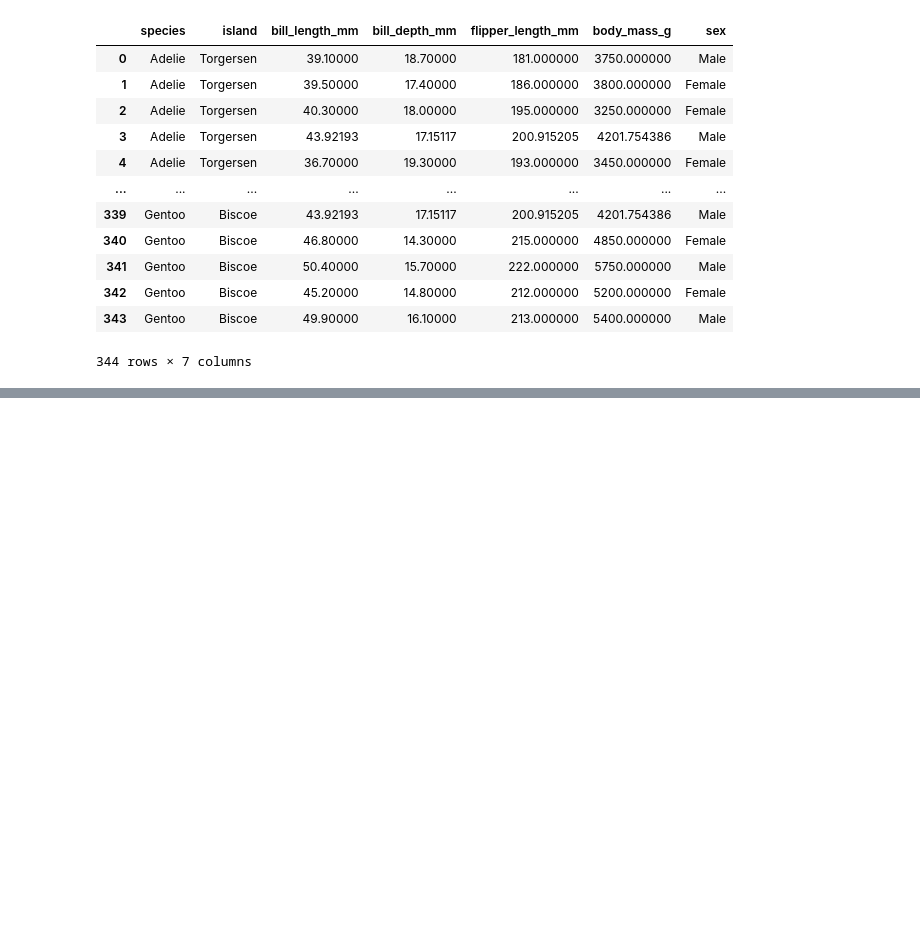
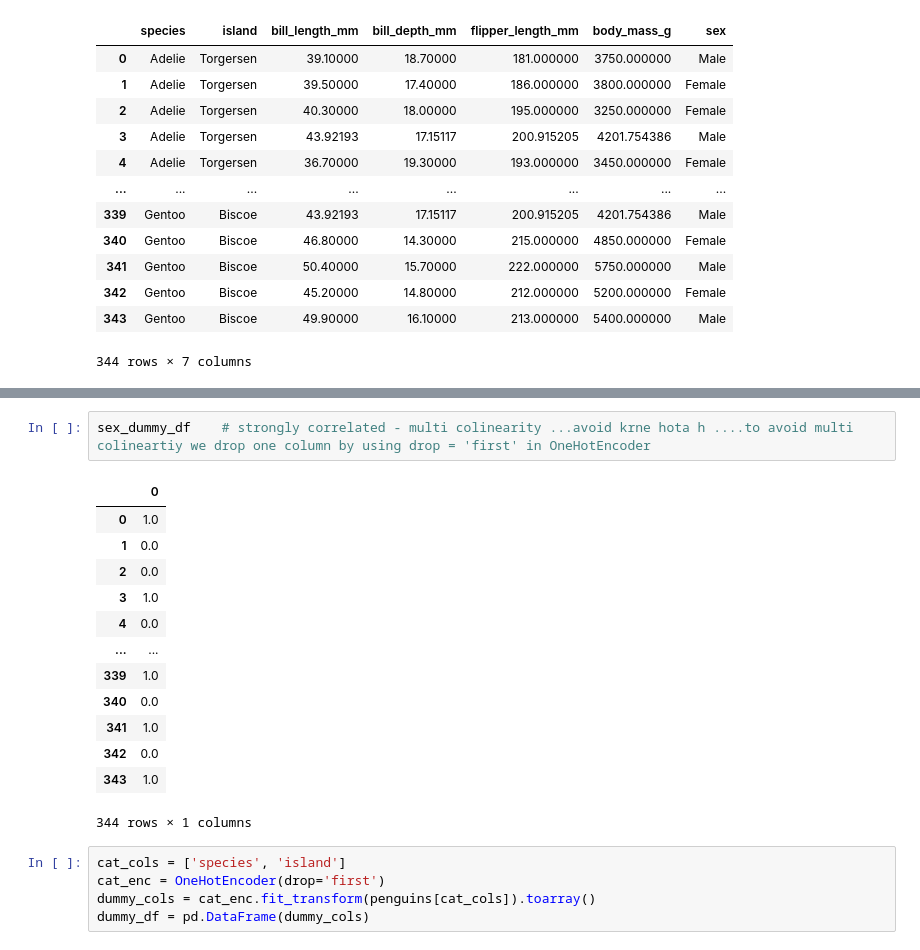
Before and after one commit to The-Bhavya/Python-ML, a Jupyter notebook: data_preprocessing.ipynb, the cells around one changed output, grey strips where cells are left out. Drawn from its saved outputs; the diff is of its cells as text; blank space fills up the shorter version.

```diff
--- a/data_preprocessing.ipynb
+++ b/data_preprocessing.ipynb
@@ -88,0 +111,21 @@ penguins
+# %%
+sex_dummy_df    # strongly correlated - multi colinearity ...avoid krne hota h ....to avoid multi colineartiy we drop one column by using drop = 'first' in OneHotEncoder
+# %% [output]
+|  | 0 |
+| 0 | 1.0 |
+| 1 | 0.0 |
+| 2 | 0.0 |
+| 3 | 1.0 |
+| 4 | 0.0 |
+| ... | ... |
+| 339 | 1.0 |
+| 340 | 0.0 |
+| 341 | 1.0 |
+| 342 | 0.0 |
+| 343 | 1.0 |
+344 rows × 1 columns
+# %%
+cat_cols = ['species', 'island']
+cat_enc = OneHotEncoder(drop='first')
+dummy_cols = cat_enc.fit_transform(penguins[cat_cols]).toarray()
+dummy_df = pd.DataFrame(dummy_cols)
```
Also changed, not shown: parts of 15 cells of this notebook, 1 other file.
